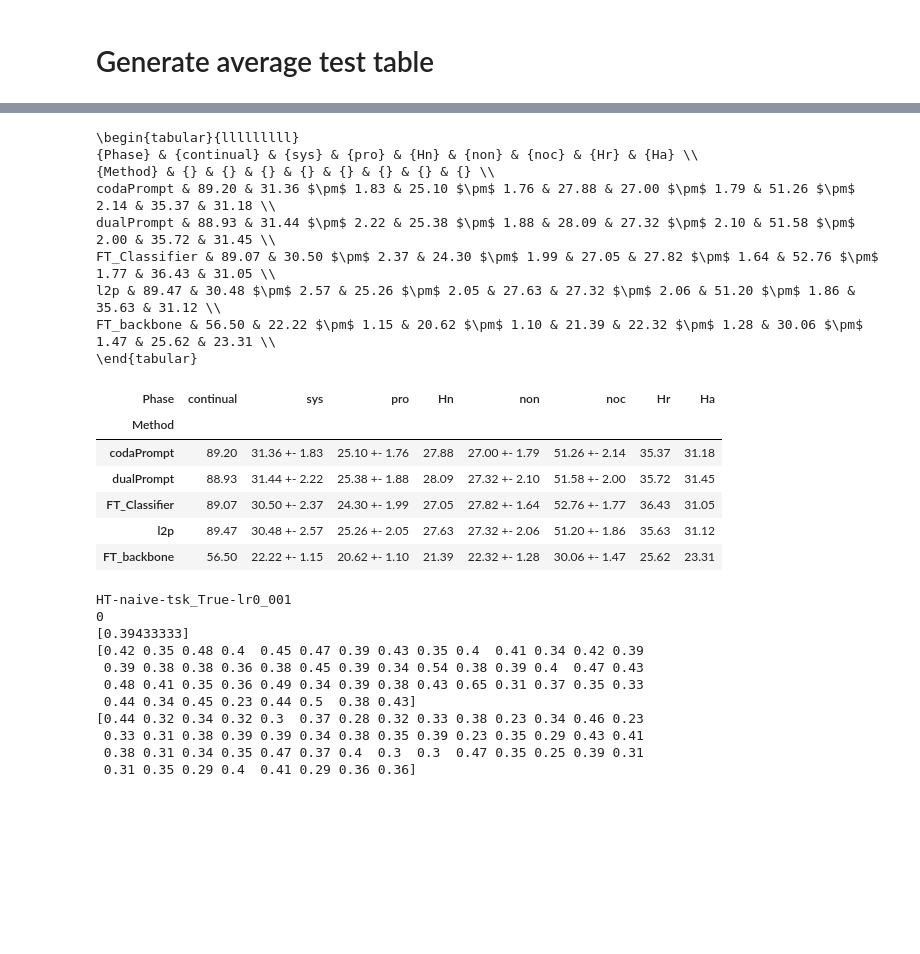
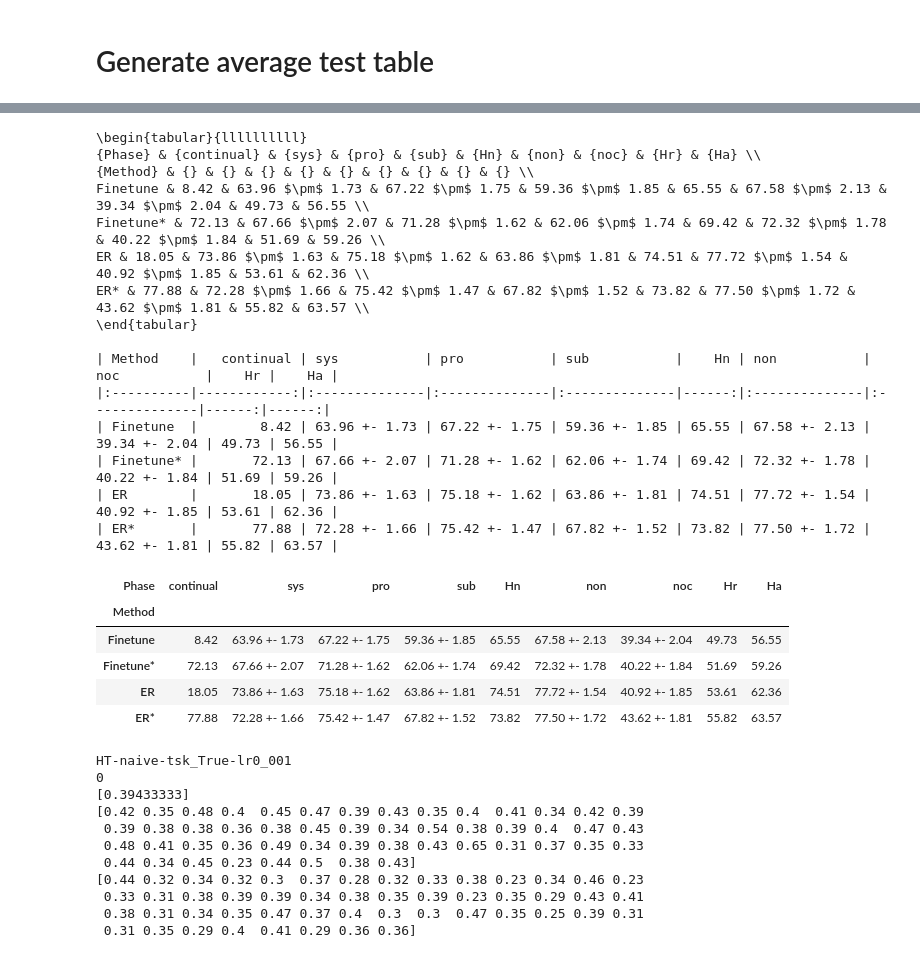
Before and after one commit to liaoweiduo/continual-learning-baselines, a Jupyter notebook: experiments/analysis/generate_result_table.ipynb, the cells around one changed output, grey strips where cells are left out. Cells and saved outputs as stored; diff of their text form; code cells hidden in the pictures; blank space fills up the shorter version.

```diff
--- a/experiments/analysis/generate_result_table.ipynb
+++ b/experiments/analysis/generate_result_table.ipynb
@@ -156,12 +156,15 @@ Exp
 # %%
 '''collect exps rebuttal l2p dualprompt'''
 '''collect exps'''
-project_name = 'COBJ'   # 'CGQA'
-# modes = ['continual', 'sys', 'pro', 'sub', 'non', 'noc']    # , 'forgetting'
-modes = ['continual', 'sys', 'pro', 'non', 'noc']    # , 'forgetting'
+project_name = 'CGQA'   # 'CGQA'  'COBJ'
+modes = ['continual', 'sys', 'pro', 'sub', 'non', 'noc']    # , 'forgetting'
+# modes = ['continual', 'sys', 'pro', 'non', 'noc']    # , 'forgetting'
 
-exps = ['TaskI_codaPrompt_FC-10tasks-tsk_True-lr0_001-p16-m0_3-seed1', 'TaskI_dualPrompt_FC-10tasks-tsk_True-lr0_001-p16-m0_3-seed1', 'TaskI_fine-tune_FC-10tasks-tsk_True-lr0_001-p16-m0_3-seed1', 'TaskI_l2p_TaskI_l2p_plus_FC-10tasks-tsk_True-lr0_001-p16-m0_3-seed1', 'TaskI_naive_FC-10tasks-tsk_True-lr0_001-p16-m0_3-seed1']
-exps_dis = ['codaPrompt', 'dualPrompt', 'FT_Classifier', 'l2p', 'FT_backbone']
+# exps = ['TaskI_codaPrompt_FC-10tasks-tsk_True-lr0_001-p16-m0_3-seed1', 'TaskI_dualPrompt_FC-10tasks-tsk_True-lr0_001-p16-m0_3-seed1', 'TaskI_fine-tune_FC-10tasks-tsk_True-lr0_001-p16-m0_3-seed1', 'TaskI_l2p_TaskI_l2p_plus_FC-10tasks-tsk_True-lr0_001-p16-m0_3-seed1', 'TaskI_naive_FC-10tasks-tsk_True-lr0_001-p16-m0_3-seed1']
+# exps_dis = ['codaPrompt', 'dualPrompt', 'FT_Classifier', 'l2p', 'FT_backbone']
+exps = ['rebuttal-gridperm-naive-tsk_False', 'rebuttal-gridperm-naive-tsk_True',
+        'rebuttal-gridperm-er-tsk_False', 'rebuttal-gridperm-er-tsk_True',]
+exps_dis = ['Finetune', 'Finetune*', 'ER', 'ER*']
 
 collected_data = []
 for exp_idx, exp_name in enumerate(exps):
@@ -172,7 +175,8 @@ for exp_idx, exp_name in enumerate(exps):
             accs = get_accs(exp_name, mode, project_name=project_name, index='' if 'MT' not in exp_name else '', name='StreamForgetting/eval_phase/test_stream')
             print(accs)
         else:
-            accs = get_accs(exp_name, mode, project_name=project_name, index='-last', test_n_way=10, frz_prefix=exp_name.split('_')[1])
+            accs = get_accs(exp_name, mode, project_name=project_name, index='-last', test_n_way=10, )
+            # frz_prefix=exp_name.split('_')[1]    for l2p those
         print(accs)
         collected_data.append(pd.DataFrame({'Method': exps_dis[exp_idx], 'Phase': mode, 'Accuracy': accs}))
 
@@ -206,50 +210,56 @@ for exp in exps_dis:
         mean_dict[mode] = mean
         ci95 = 1.96 * (acc_list.std()/np.sqrt(len(acc_list)))
         acc_str = f'{mean*100:.2f} +- {ci95*100:.2f}' if mode not in ['continual', 'forgetting'] else f'{mean*100:.2f}'
         data.append(pd.DataFrame({'Method': exp, 'Phase': mode, 'mean': mean, 'ci95': ci95, 'str': acc_str}, index=[0]))
 
     # 3x1*x2*x3/(x1*x2+x1*x3+x2*x3)
     # hm_nov = 3 * mean_dict['sys'] * mean_dict['pro'] * mean_dict['sub'] / (mean_dict['sys'] * mean_dict['pro'] + mean_dict['sys'] * mean_dict['sub'] + mean_dict['pro'] * mean_dict['sub'])
     hm_nov = 2 * mean_dict['sys'] * mean_dict['pro'] / (mean_dict['sys'] + mean_dict['pro'])
     data.append(pd.DataFrame({'Method': exp, 'Phase': f'Hn', 'str': f'{hm_nov*100:.2f}'}, index=[0]))
 
     # 2x1*x2/(x1+x2)
     hm_ref = 2 * mean_dict['non'] * mean_dict['noc'] / (mean_dict['non'] + mean_dict['noc'])
     data.append(pd.DataFrame({'Method': exp, 'Phase': f'Hr', 'str': f'{hm_ref*100:.2f}'}, index=[0]))
 
     # hm_all = 5 / (1/mean_dict['sys'] + 1/mean_dict['pro'] + 1/mean_dict['sub'] + 1/mean_dict['non'] + 1/mean_dict['noc'])
     hm_all = 4 / (1/mean_dict['sys'] + 1/mean_dict['pro'] + 1/mean_dict['non'] + 1/mean_dict['noc'])
     data.append(pd.DataFrame({'Method': exp, 'Phase': f'Ha', 'str': f'{hm_all*100:.2f}'}, index=[0]))
 
 data = pd.concat(data, ignore_index=True)
 # print(data)
 
 # to latex
 
 data = data.pivot(index='Method', values='str', columns='Phase')
 # data = data[['continual', 'forgetting', 'sys', 'pro', 'sub', 'Hn', 'non',  'noc', 'Hr', 'Ha']]
-# data = data[['continual', 'sys', 'pro', 'sub', 'Hn', 'non',  'noc', 'Hr', 'Ha']]
-data = data[['continual', 'sys', 'pro', 'Hn', 'non',  'noc', 'Hr', 'Ha']]
+data = data[['continual', 'sys', 'pro', 'sub', 'Hn', 'non',  'noc', 'Hr', 'Ha']]
+# data = data[['continual', 'sys', 'pro', 'Hn', 'non',  'noc', 'Hr', 'Ha']]
 data = data.reindex(exps_dis)
 print(data.style.to_latex().replace('+-', '$\\pm$'))
+print(data.to_markdown())
 data
 # %% [output]
-\begin{tabular}{lllllllll}
-{Phase} & {continual} & {sys} & {pro} & {Hn} & {non} & {noc} & {Hr} & {Ha} \\
-{Method} & {} & {} & {} & {} & {} & {} & {} & {} \\
-codaPrompt & 89.20 & 31.36 $\pm$ 1.83 & 25.10 $\pm$ 1.76 & 27.88 & 27.00 $\pm$ 1.79 & 51.26 $\pm$ 2.14 & 35.37 & 31.18 \\
-dualPrompt & 88.93 & 31.44 $\pm$ 2.22 & 25.38 $\pm$ 1.88 & 28.09 & 27.32 $\pm$ 2.10 & 51.58 $\pm$ 2.00 & 35.72 & 31.45 \\
-FT_Classifier & 89.07 & 30.50 $\pm$ 2.37 & 24.30 $\pm$ 1.99 & 27.05 & 27.82 $\pm$ 1.64 & 52.76 $\pm$ 1.77 & 36.43 & 31.05 \\
-l2p & 89.47 & 30.48 $\pm$ 2.57 & 25.26 $\pm$ 2.05 & 27.63 & 27.32 $\pm$ 2.06 & 51.20 $\pm$ 1.86 & 35.63 & 31.12 \\
-FT_backbone & 56.50 & 22.22 $\pm$ 1.15 & 20.62 $\pm$ 1.10 & 21.39 & 22.32 $\pm$ 1.28 & 30.06 $\pm$ 1.47 & 25.62 & 23.31 \\
+\begin{tabular}{llllllllll}
+{Phase} & {continual} & {sys} & {pro} & {sub} & {Hn} & {non} & {noc} & {Hr} & {Ha} \\
+{Method} & {} & {} & {} & {} & {} & {} & {} & {} & {} \\
+Finetune & 8.42 & 63.96 $\pm$ 1.73 & 67.22 $\pm$ 1.75 & 59.36 $\pm$ 1.85 & 65.55 & 67.58 $\pm$ 2.13 & 39.34 $\pm$ 2.04 & 49.73 & 56.55 \\
+Finetune* & 72.13 & 67.66 $\pm$ 2.07 & 71.28 $\pm$ 1.62 & 62.06 $\pm$ 1.74 & 69.42 & 72.32 $\pm$ 1.78 & 40.22 $\pm$ 1.84 & 51.69 & 59.26 \\
+ER & 18.05 & 73.86 $\pm$ 1.63 & 75.18 $\pm$ 1.62 & 63.86 $\pm$ 1.81 & 74.51 & 77.72 $\pm$ 1.54 & 40.92 $\pm$ 1.85 & 53.61 & 62.36 \\
+ER* & 77.88 & 72.28 $\pm$ 1.66 & 75.42 $\pm$ 1.47 & 67.82 $\pm$ 1.52 & 73.82 & 77.50 $\pm$ 1.72 & 43.62 $\pm$ 1.81 & 55.82 & 63.57 \\
 \end{tabular}
+
+| Method    |   continual | sys           | pro           | sub           |    Hn | non           | noc           |    Hr |    Ha |
+|:----------|------------:|:--------------|:--------------|:--------------|------:|:--------------|:--------------|------:|------:|
+| Finetune  |        8.42 | 63.96 +- 1.73 | 67.22 +- 1.75 | 59.36 +- 1.85 | 65.55 | 67.58 +- 2.13 | 39.34 +- 2.04 | 49.73 | 56.55 |
+| Finetune* |       72.13 | 67.66 +- 2.07 | 71.28 +- 1.62 | 62.06 +- 1.74 | 69.42 | 72.32 +- 1.78 | 40.22 +- 1.84 | 51.69 | 59.26 |
+| ER        |       18.05 | 73.86 +- 1.63 | 75.18 +- 1.62 | 63.86 +- 1.81 | 74.51 | 77.72 +- 1.54 | 40.92 +- 1.85 | 53.61 | 62.36 |
+| ER*       |       77.88 | 72.28 +- 1.66 | 75.42 +- 1.47 | 67.82 +- 1.52 | 73.82 | 77.50 +- 1.72 | 43.62 +- 1.81 | 55.82 | 63.57 |
-| Phase | continual | sys | pro | Hn | non | noc | Hr | Ha |
-| Method |  |  |  |  |  |  |  |  |
-| codaPrompt | 89.20 | 31.36 +- 1.83 | 25.10 +- 1.76 | 27.88 | 27.00 +- 1.79 | 51.26 +- 2.14 | 35.37 | 31.18 |
-| dualPrompt | 88.93 | 31.44 +- 2.22 | 25.38 +- 1.88 | 28.09 | 27.32 +- 2.10 | 51.58 +- 2.00 | 35.72 | 31.45 |
-| FT_Classifier | 89.07 | 30.50 +- 2.37 | 24.30 +- 1.99 | 27.05 | 27.82 +- 1.64 | 52.76 +- 1.77 | 36.43 | 31.05 |
-| l2p | 89.47 | 30.48 +- 2.57 | 25.26 +- 2.05 | 27.63 | 27.32 +- 2.06 | 51.20 +- 1.86 | 35.63 | 31.12 |
-| FT_backbone | 56.50 | 22.22 +- 1.15 | 20.62 +- 1.10 | 21.39 | 22.32 +- 1.28 | 30.06 +- 1.47 | 25.62 | 23.31 |
+| Phase | continual | sys | pro | sub | Hn | non | noc | Hr | Ha |
+| Method |  |  |  |  |  |  |  |  |  |
+| Finetune | 8.42 | 63.96 +- 1.73 | 67.22 +- 1.75 | 59.36 +- 1.85 | 65.55 | 67.58 +- 2.13 | 39.34 +- 2.04 | 49.73 | 56.55 |
+| Finetune* | 72.13 | 67.66 +- 2.07 | 71.28 +- 1.62 | 62.06 +- 1.74 | 69.42 | 72.32 +- 1.78 | 40.22 +- 1.84 | 51.69 | 59.26 |
+| ER | 18.05 | 73.86 +- 1.63 | 75.18 +- 1.62 | 63.86 +- 1.81 | 74.51 | 77.72 +- 1.54 | 40.92 +- 1.85 | 53.61 | 62.36 |
+| ER* | 77.88 | 72.28 +- 1.66 | 75.42 +- 1.47 | 67.82 +- 1.52 | 73.82 | 77.50 +- 1.72 | 43.62 +- 1.81 | 55.82 | 63.57 |
 # %%
 '''collect exps rebuttal per-task Hn'''
 project_name = 'COBJ'
```
Also changed, not shown: parts of 2 cells of this notebook, 2 other files.
